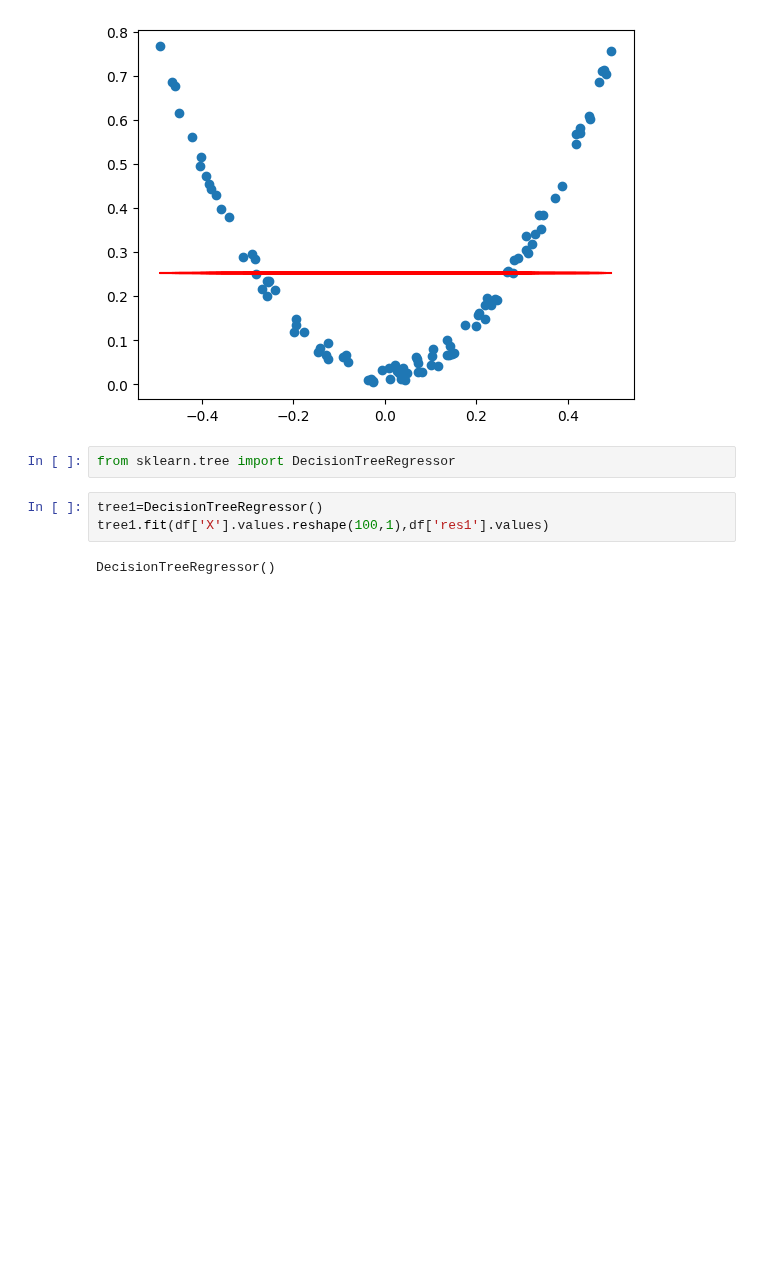
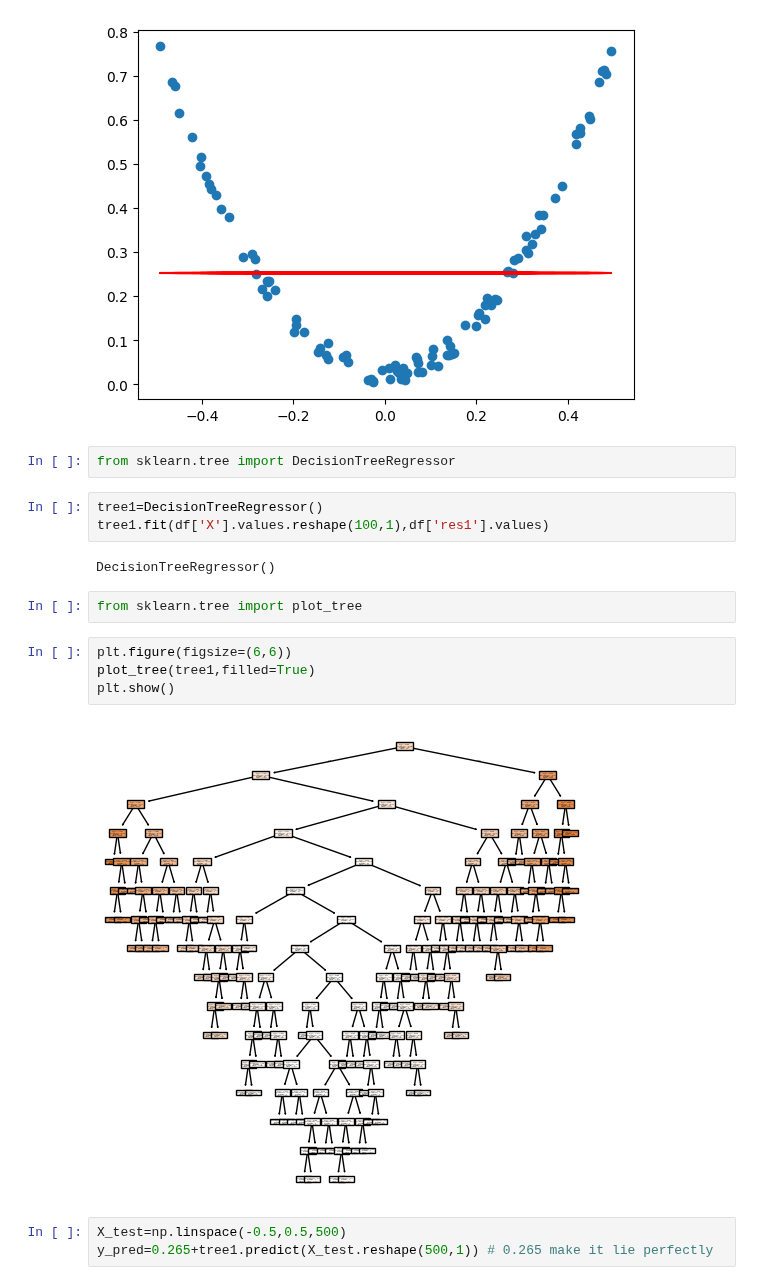
Before and after one commit to FairozAhmadSheikh/ML_bootcamp, a Jupyter notebook: Implementation/GradientBoosting.ipynb, the cells around one changed output. Drawn from its saved outputs; the diff is of its cells as text; blank space fills up the shorter version.

```diff
--- a/Implementation/GradientBoosting.ipynb
+++ b/Implementation/GradientBoosting.ipynb
@@ -48,3 +48,14 @@ tree1=DecisionTreeRegressor()
 tree1.fit(df['X'].values.reshape(100,1),df['res1'].values)
 # %% [output]
 DecisionTreeRegressor()
+# %%
+from sklearn.tree import plot_tree
+# %%
+plt.figure(figsize=(6,6))
+plot_tree(tree1,filled=True)
+plt.show()
+# %% [output]
+[figure, added]
+# %%
+X_test=np.linspace(-0.5,0.5,500)
+y_pred=0.265+tree1.predict(X_test.reshape(500,1)) # 0.265 make it lie perfectly
```
Also changed, not shown: parts of 2 cells of this notebook.
